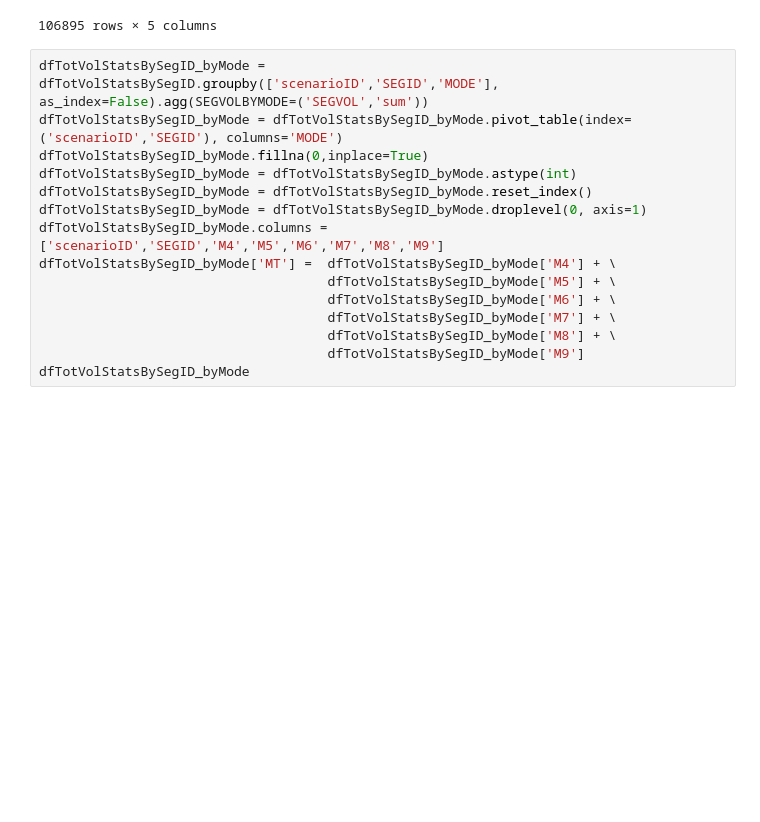
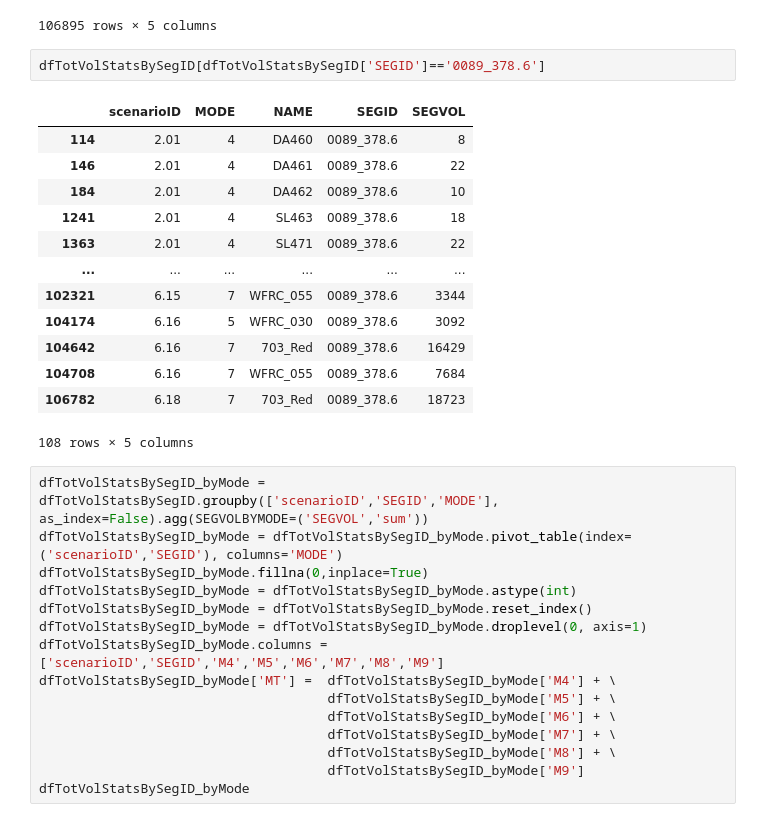
Before and after one commit to WFRCAnalytics/TDM-VAL-Scenario-Comparison-Toolbox, a Jupyter notebook: 2.1-TotalTDMTool/A-OldDataReformatAndPrepForApp.ipynb, the cells around one changed output. Cells and saved outputs as stored; diff of their text form; blank space fills up the shorter version.

```diff
--- a/2.1-TotalTDMTool/A-OldDataReformatAndPrepForApp.ipynb
+++ b/2.1-TotalTDMTool/A-OldDataReformatAndPrepForApp.ipynb
@@ -234,6 +285,22 @@ dfTotVolStatsBySegID
 | 106893 | 6.18 | 9 | WE603 | 3400_000.6 | 1445 |
 | 106894 | 6.18 | 9 | WE603 | 3404_001.5 | 1360 |
 106895 rows × 5 columns
+# %%
+dfTotVolStatsBySegID[dfTotVolStatsBySegID['SEGID']=='0089_378.6']
+# %% [output]
+|  | scenarioID | MODE | NAME | SEGID | SEGVOL |
+| 114 | 2.01 | 4 | DA460 | 0089_378.6 | 8 |
+| 146 | 2.01 | 4 | DA461 | 0089_378.6 | 22 |
+| 184 | 2.01 | 4 | DA462 | 0089_378.6 | 10 |
+| 1241 | 2.01 | 4 | SL463 | 0089_378.6 | 18 |
+| 1363 | 2.01 | 4 | SL471 | 0089_378.6 | 22 |
+| ... | ... | ... | ... | ... | ... |
+| 102321 | 6.15 | 7 | WFRC_055 | 0089_378.6 | 3344 |
+| 104174 | 6.16 | 5 | WFRC_030 | 0089_378.6 | 3092 |
+| 104642 | 6.16 | 7 | 703_Red | 0089_378.6 | 16429 |
+| 104708 | 6.16 | 7 | WFRC_055 | 0089_378.6 | 7684 |
+| 106782 | 6.18 | 7 | 703_Red | 0089_378.6 | 18723 |
+108 rows × 5 columns
 # %%
 dfTotVolStatsBySegID_byMode = dfTotVolStatsBySegID.groupby(['scenarioID','SEGID','MODE'], as_index=False).agg(SEGVOLBYMODE=('SEGVOL','sum'))
 dfTotVolStatsBySegID_byMode = dfTotVolStatsBySegID_byMode.pivot_table(index=('scenarioID','SEGID'), columns='MODE')
```
Also changed, not shown: parts of 15 cells of this notebook, 5 other files.
